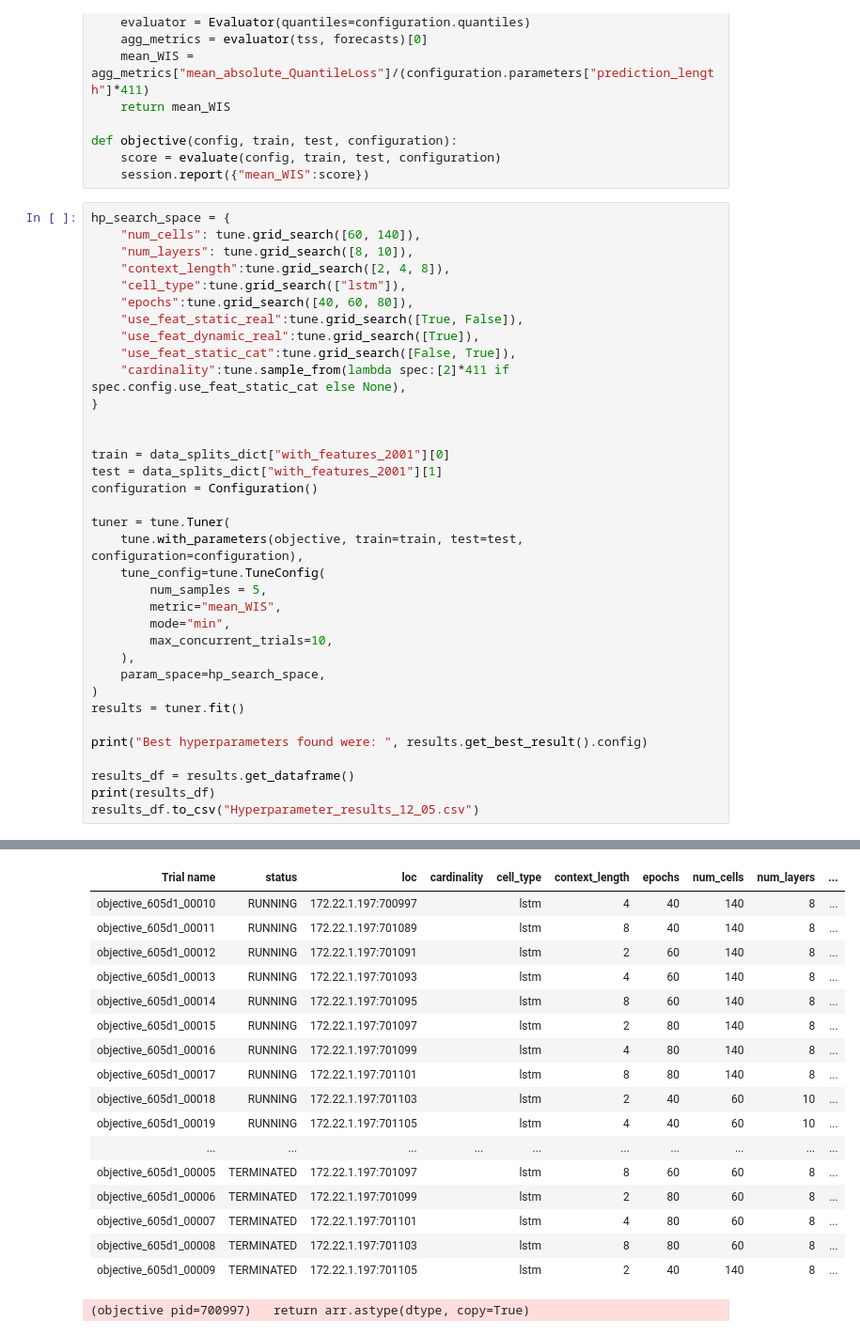
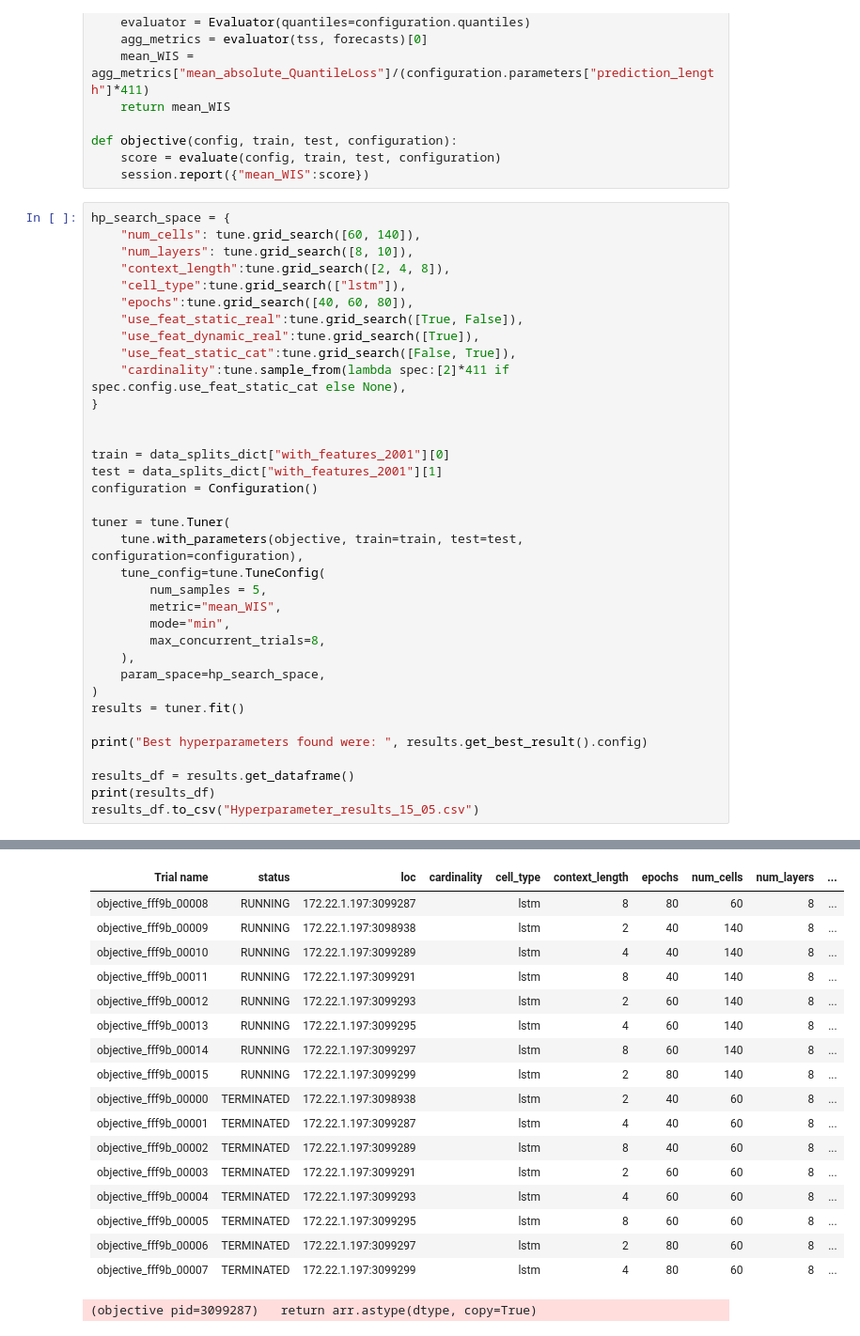
Before and after one commit to Kai-Ref/DeepAR_InfluenzaForecast, a Jupyter notebook: Notebooks/Modeltuning/Run_DeepAR_12_05.ipynb, the cells around one changed output, grey strips where cells are left out. Shown at 94% size. Cells and saved outputs as stored; diff of their text form.

```diff
--- a/Notebooks/Modeltuning/Run_DeepAR_12_05.ipynb
+++ b/Notebooks/Modeltuning/Run_DeepAR_12_05.ipynb
@@ -81,7 +81,7 @@ tuner = tune.Tuner(
         num_samples = 5,
         metric="mean_WIS",
         mode="min",
-        max_concurrent_trials=10,
+        max_concurrent_trials=8,
     ),
     param_space=hp_search_space,
 )
@@ -91,5 +91,5 @@ print("Best hyperparameters found were: ", results.get_best_result().config)
 
 results_df = results.get_dataframe()
 print(results_df)
-results_df.to_csv("Hyperparameter_results_12_05.csv")
+results_df.to_csv("Hyperparameter_results_15_05.csv")
 # %% [output]
@@ -104,21 +104,21 @@ Resources requested: 10.0/48 CPUs, 0/0 GPUs, 0.0/139.56 GiB heap, 0.0/63.8 GiB o
 Trial Status
 | Trial name | status | loc | cardinality | cell_type | context_length | epochs | num_cells | num_layers | ... |
-| objective_605d1_00010 | RUNNING | 172.22.1.197:700997 |  | lstm | 4 | 40 | 140 | 8 | ... |
-| objective_605d1_00011 | RUNNING | 172.22.1.197:701089 |  | lstm | 8 | 40 | 140 | 8 | ... |
-| objective_605d1_00012 | RUNNING | 172.22.1.197:701091 |  | lstm | 2 | 60 | 140 | 8 | ... |
-| objective_605d1_00013 | RUNNING | 172.22.1.197:701093 |  | lstm | 4 | 60 | 140 | 8 | ... |
-| objective_605d1_00014 | RUNNING | 172.22.1.197:701095 |  | lstm | 8 | 60 | 140 | 8 | ... |
-| objective_605d1_00015 | RUNNING | 172.22.1.197:701097 |  | lstm | 2 | 80 | 140 | 8 | ... |
-| objective_605d1_00016 | RUNNING | 172.22.1.197:701099 |  | lstm | 4 | 80 | 140 | 8 | ... |
-| objective_605d1_00017 | RUNNING | 172.22.1.197:701101 |  | lstm | 8 | 80 | 140 | 8 | ... |
-| objective_605d1_00018 | RUNNING | 172.22.1.197:701103 |  | lstm | 2 | 40 | 60 | 10 | ... |
-| objective_605d1_00019 | RUNNING | 172.22.1.197:701105 |  | lstm | 4 | 40 | 60 | 10 | ... |
-| ... | ... | ... | ... | ... | ... | ... | ... | ... | ... |
-| objective_605d1_00005 | TERMINATED | 172.22.1.197:701097 |  | lstm | 8 | 60 | 60 | 8 | ... |
-| objective_605d1_00006 | TERMINATED | 172.22.1.197:701099 |  | lstm | 2 | 80 | 60 | 8 | ... |
-| objective_605d1_00007 | TERMINATED | 172.22.1.197:701101 |  | lstm | 4 | 80 | 60 | 8 | ... |
-| objective_605d1_00008 | TERMINATED | 172.22.1.197:701103 |  | lstm | 8 | 80 | 60 | 8 | ... |
-| objective_605d1_00009 | TERMINATED | 172.22.1.197:701105 |  | lstm | 2 | 40 | 140 | 8 | ... |
+| objective_fff9b_00008 | RUNNING | 172.22.1.197:3099287 |  | lstm | 8 | 80 | 60 | 8 | ... |
+| objective_fff9b_00009 | RUNNING | 172.22.1.197:3098938 |  | lstm | 2 | 40 | 140 | 8 | ... |
+| objective_fff9b_00010 | RUNNING | 172.22.1.197:3099289 |  | lstm | 4 | 40 | 140 | 8 | ... |
+| objective_fff9b_00011 | RUNNING | 172.22.1.197:3099291 |  | lstm | 8 | 40 | 140 | 8 | ... |
+| objective_fff9b_00012 | RUNNING | 172.22.1.197:3099293 |  | lstm | 2 | 60 | 140 | 8 | ... |
+| objective_fff9b_00013 | RUNNING | 172.22.1.197:3099295 |  | lstm | 4 | 60 | 140 | 8 | ... |
+| objective_fff9b_00014 | RUNNING | 172.22.1.197:3099297 |  | lstm | 8 | 60 | 140 | 8 | ... |
+| objective_fff9b_00015 | RUNNING | 172.22.1.197:3099299 |  | lstm | 2 | 80 | 140 | 8 | ... |
+| objective_fff9b_00000 | TERMINATED | 172.22.1.197:3098938 |  | lstm | 2 | 40 | 60 | 8 | ... |
+| objective_fff9b_00001 | TERMINATED | 172.22.1.197:3099287 |  | lstm | 4 | 40 | 60 | 8 | ... |
+| objective_fff9b_00002 | TERMINATED | 172.22.1.197:3099289 |  | lstm | 8 | 40 | 60 | 8 | ... |
+| objective_fff9b_00003 | TERMINATED | 172.22.1.197:3099291 |  | lstm | 2 | 60 | 60 | 8 | ... |
+| objective_fff9b_00004 | TERMINATED | 172.22.1.197:3099293 |  | lstm | 4 | 60 | 60 | 8 | ... |
+| objective_fff9b_00005 | TERMINATED | 172.22.1.197:3099295 |  | lstm | 8 | 60 | 60 | 8 | ... |
+| objective_fff9b_00006 | TERMINATED | 172.22.1.197:3099297 |  | lstm | 2 | 80 | 60 | 8 | ... |
+| objective_fff9b_00007 | TERMINATED | 172.22.1.197:3099299 |  | lstm | 4 | 80 | 60 | 8 | ... |
-(objective pid=700997)   return arr.astype(dtype, copy=True)
+(objective pid=3099287)   return arr.astype(dtype, copy=True)
 Trial Progress
 | Trial name | date | done | episodes_total | experiment_id | experiment_tag | hostname | iterations_since_restore | ... |
```
Also changed, not shown: parts of 1 cell of this notebook, 22 other files.
